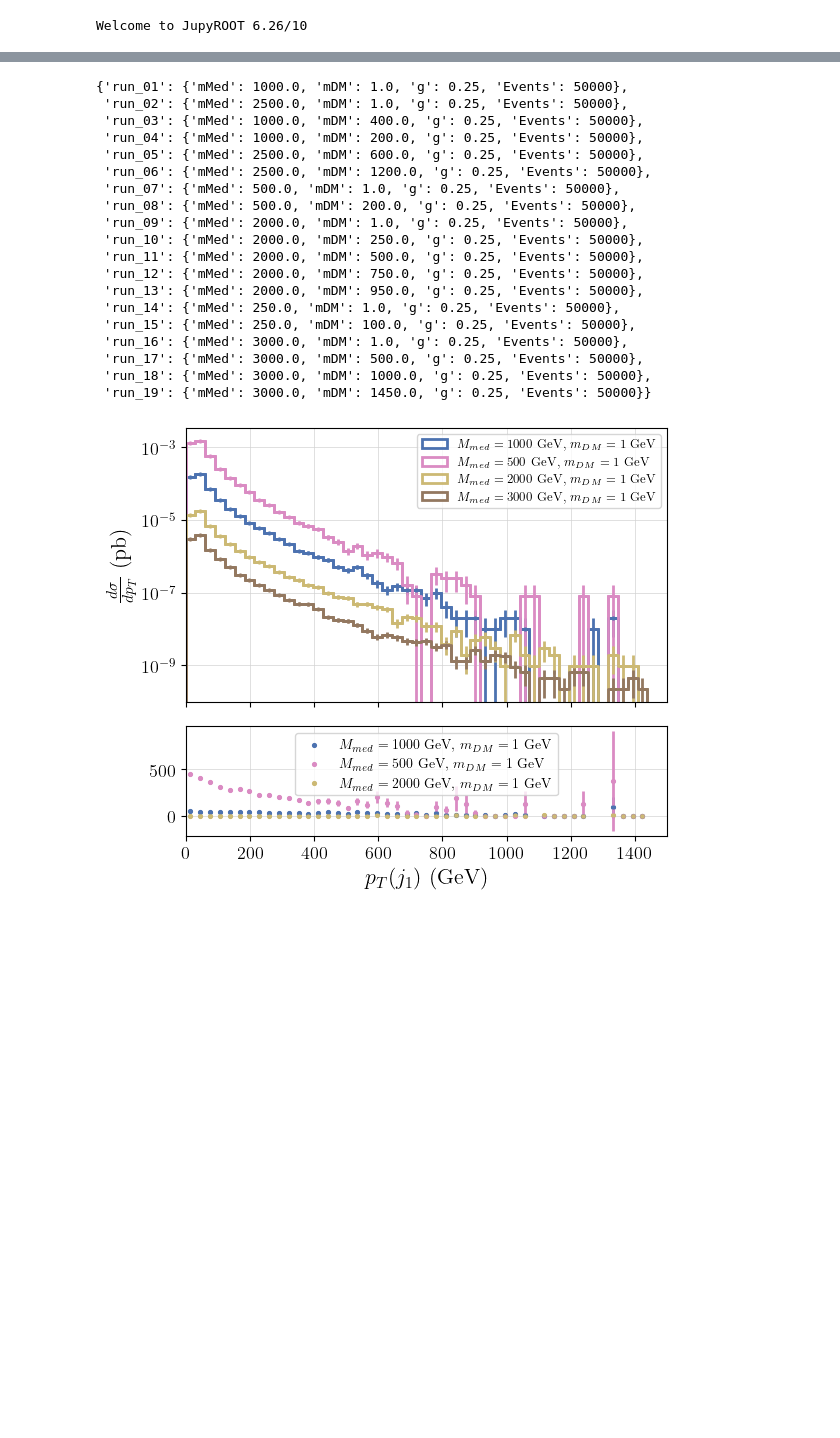
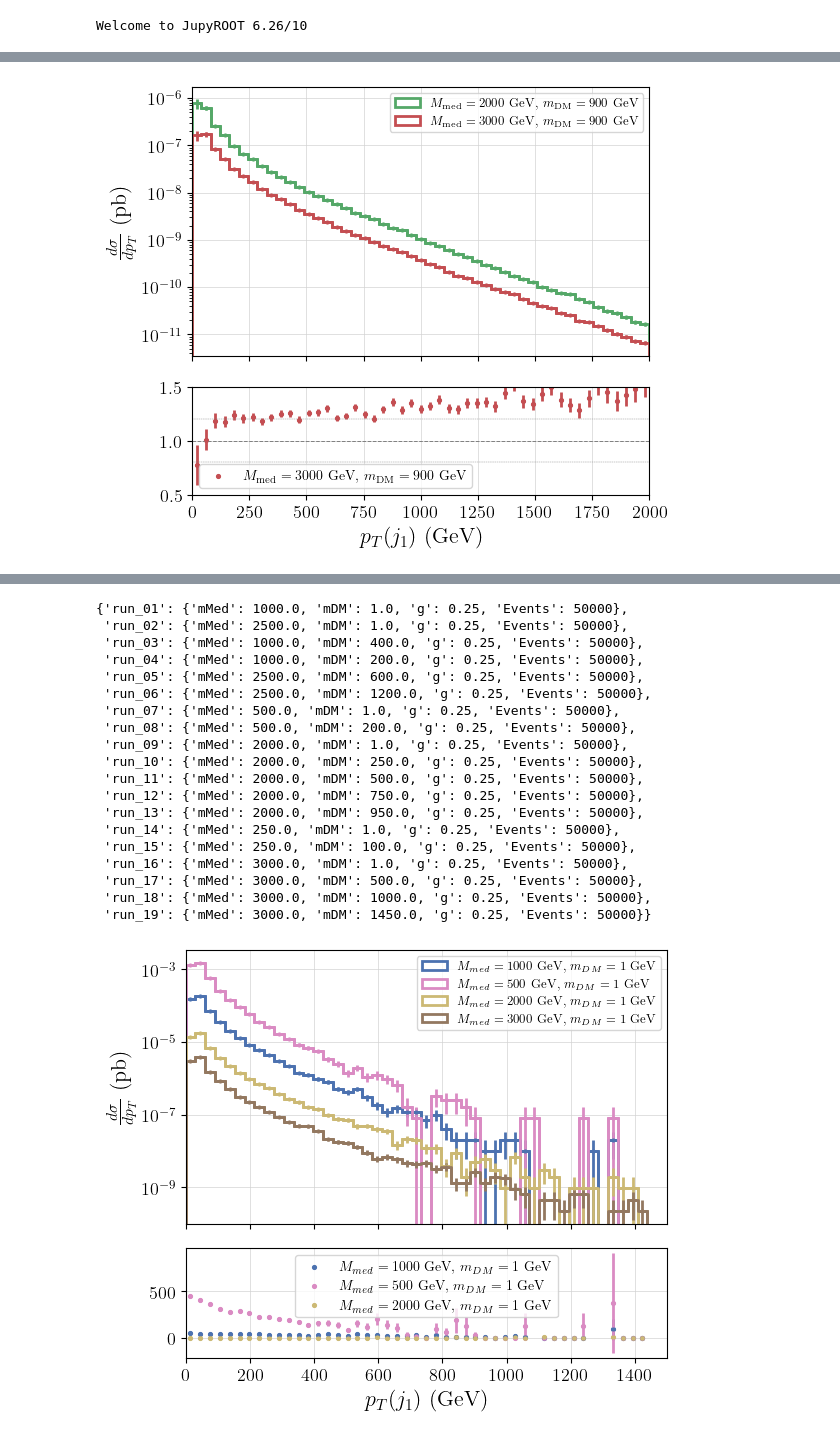
Before and after one commit to andlessa/MonoXSMS, a Jupyter notebook: t-channel/notebooks/PlotPT-MediatorLHE-tchannel-Copy1.ipynb, the cells around one changed output, grey strips where cells are left out. Drawn from its saved outputs; the diff is of its cells as text; code cells hidden in the pictures; blank space fills up the shorter version.

```diff
--- a/t-channel/notebooks/PlotPT-MediatorLHE-tchannel-Copy1.ipynb
+++ b/t-channel/notebooks/PlotPT-MediatorLHE-tchannel-Copy1.ipynb
@@ -457,0 +425,58 @@ plt.show()
+# %%
+figs, ax = plt.subplots(2,sharex=True, gridspec_kw = {'height_ratios':[2.5, 1]},figsize=(6,5))
+
+mass = 2000.0
+
+
+for label in parameters.keys():
+    if parameters[label]['mMed'] != mass: continue
+#     if parameters[label]['mDM'] != 950.0: continue
+    pt_ref, _ = np.histogram(pTj1[label],bins=np.linspace(0,2000,50),weights=weights[label])
+    err_ref2, _ = np.histogram(pTj1[label],bins=np.linspace(0,2000,50),weights=weights[label]**2)
+    err_ref = np.sqrt(err_ref2)
+    weight_ref = totalweight[label]
+
+for label in parameters.keys():
+    if parameters[label]['mDM'] != 900.0: continue
+    if parameters[label]['mMed'] == 100.0: continue
+#     if parameters[label]['mDM'] == 750.0: continue
+
+    binc,binEdges,patches = ax[0].hist(pTj1[label],bins=np.linspace(0,2000,50),
+                                   label=r'$M_{\rm med} = %1.0f$ GeV, $m_{\rm DM} = %1.0f$ GeV'%(parameters[label]['mMed'], parameters[label]['mDM']),
+                                         histtype='step', weights=weights[label],linewidth=2, density=False, color=colors[label])
+    errorc2,_ = np.histogram(pTj1[label],bins=binEdges,weights=weights[label]**2)
+    errorc = np.sqrt(errorc2)
+    binCenter = (binEdges[0:-1]+binEdges[1:])/2.
+    ax[0].errorbar(binCenter,binc,yerr = errorc, marker = '.',
+                 drawstyle = 'steps-mid',color=colors[label])
+
+    if parameters[label]['mMed'] == mass: continue
+    k = weight_ref/totalweight[label]
+#     k = 1
+    ratio = k*binc/pt_ref
+    ratioErr = np.sqrt(errorc**2 + ratio**2 * err_ref**2)/pt_ref
+
+    ax[1].scatter(binCenter, ratio, marker='.', s=30, color=colors[label],
+                  label=r'$M_{\rm med} = %1.0f$ GeV, $m_{\rm DM} = %1.0f$ GeV'%(parameters[label]['mMed'], parameters[label]['mDM']))
+    ax[1].errorbar(binCenter,ratio, yerr = ratioErr, fmt='.', color=colors[label])
+
+
+
+ax[0].set_yscale('log')
+# plt.ylim(1e-8,5e-5)
+plt.xlabel(r'$p_T(j_1)$ (GeV)')
+ax[0].set_ylabel(r'$\frac{d\sigma}{dp_{T}}$ (pb)')
+plt.xlim(0,2000)
+ax[0].legend(loc='upper right', fontsize='x-small')
+ax[1].set_ylim(0.5,1.5)
+ax[1].legend()
+ax[1].hlines(y=1, xmin=0, xmax=2000., linestyle='--', color='gray', linewidth=0.7)
+ax[1].hlines(y=1.2, xmin=0, xmax=2000., linestyle='--', color='gray', linewidth=0.3)
+ax[1].hlines(y=0.8, xmin=0, xmax=2000., linestyle='--', color='gray', linewidth=0.3)
+
+plt.tight_layout()
+
+# plt.savefig('./figures/ptj1_no_onshell_2000.png')
+plt.show()
+# %% [output]
+[figure, added]
```
Also changed, not shown: parts of 21 cells of this notebook.
